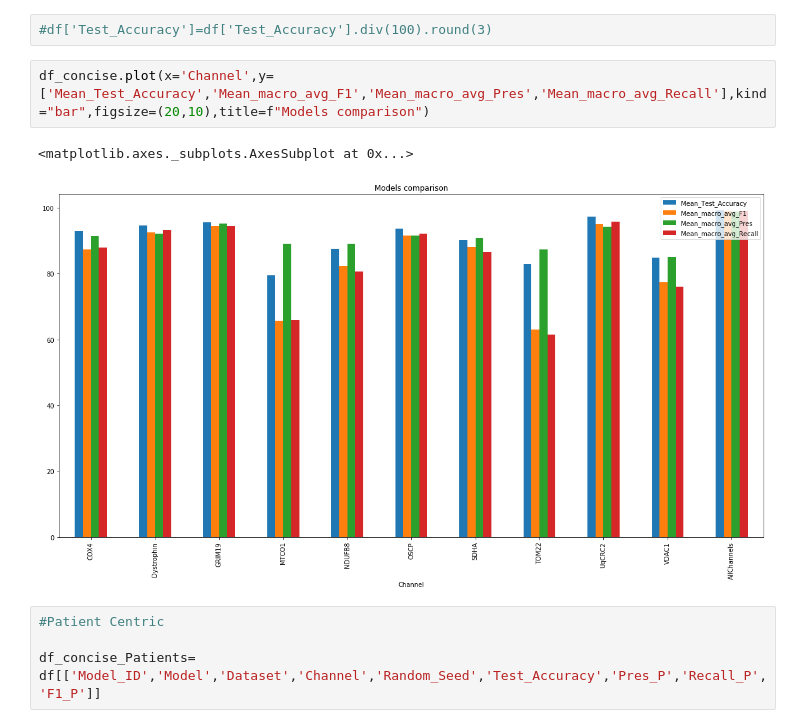
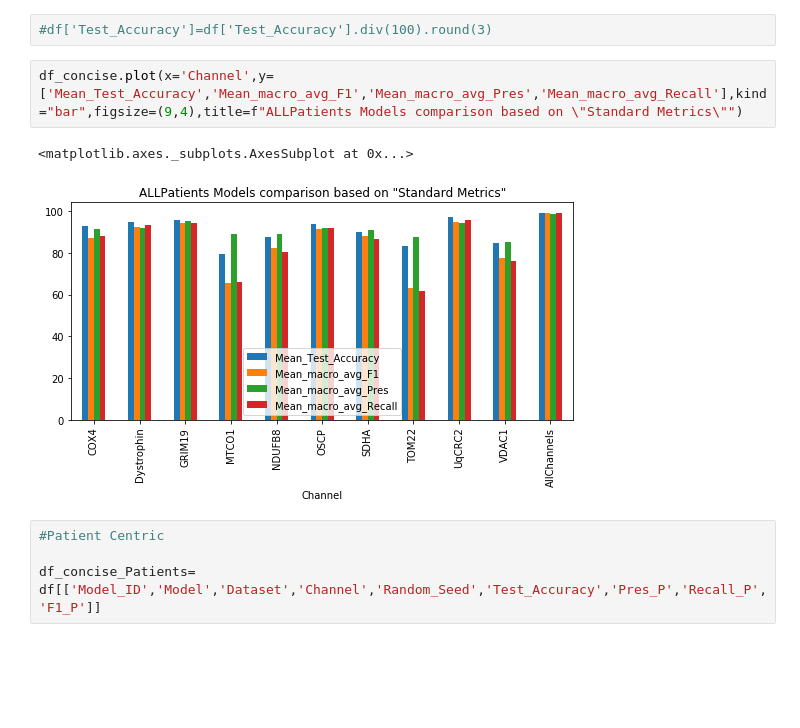
Before and after one commit to atifkhanncl/Explainable_mitoML, a Jupyter notebook: graphsforWPaper.ipynb, the cells around one changed output. Drawn from its saved outputs; the diff is of its cells as text; blank space fills up the shorter version.

```diff
--- a/graphsforWPaper.ipynb
+++ b/graphsforWPaper.ipynb
@@ -122,10 +122,10 @@ df_paper.to_csv('./table_models_metrics_AllPatients.csv')
 # %%
 #df['Test_Accuracy']=df['Test_Accuracy'].div(100).round(3)
 # %%
-df_concise.plot(x='Channel',y=['Mean_Test_Accuracy','Mean_macro_avg_F1','Mean_macro_avg_Pres','Mean_macro_avg_Recall'],kind="bar",figsize=(20,10),title=f"Models comparison")
+df_concise.plot(x='Channel',y=['Mean_Test_Accuracy','Mean_macro_avg_F1','Mean_macro_avg_Pres','Mean_macro_avg_Recall'],kind="bar",figsize=(9,4),title=f"ALLPatients Models comparison based on \"Standard Metrics\"")
 # %% [output]
 <matplotlib.axes._subplots.AxesSubplot at 0x...>
-[figure, old version]
+[figure, new version]
 # %%
 #Patient Centric
 
```
Also changed, not shown: parts of 5 cells of this notebook.
